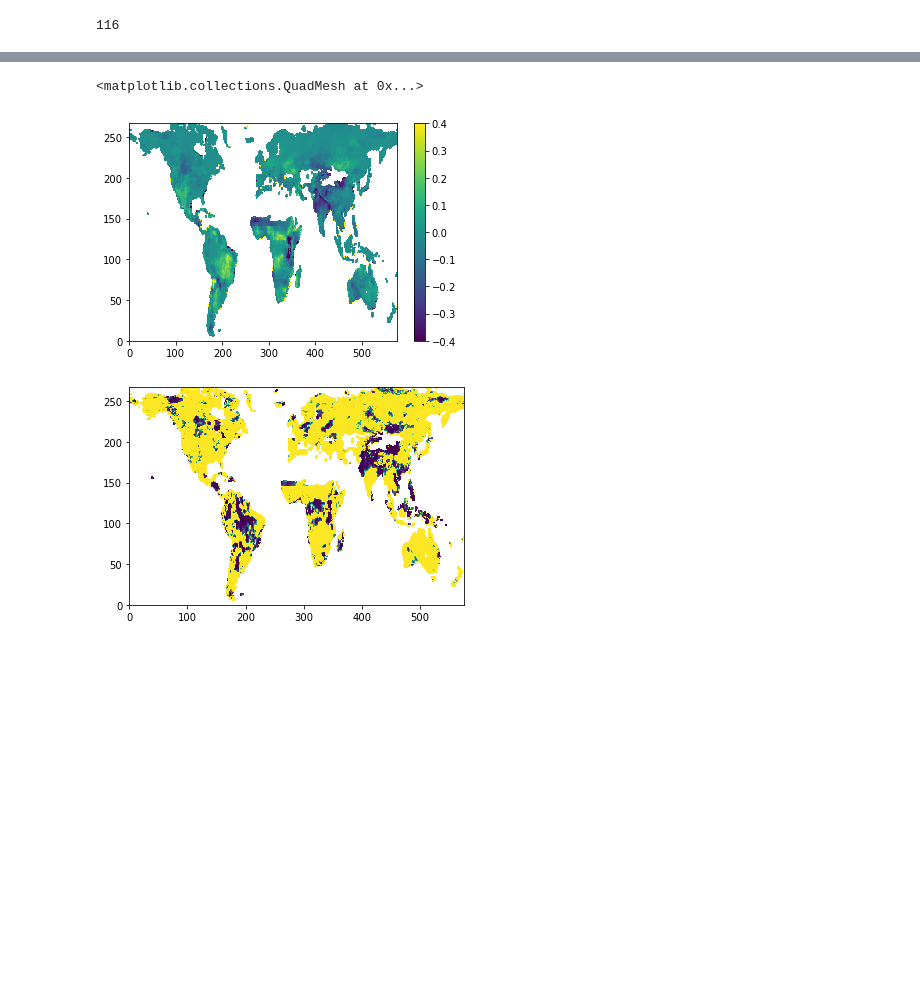
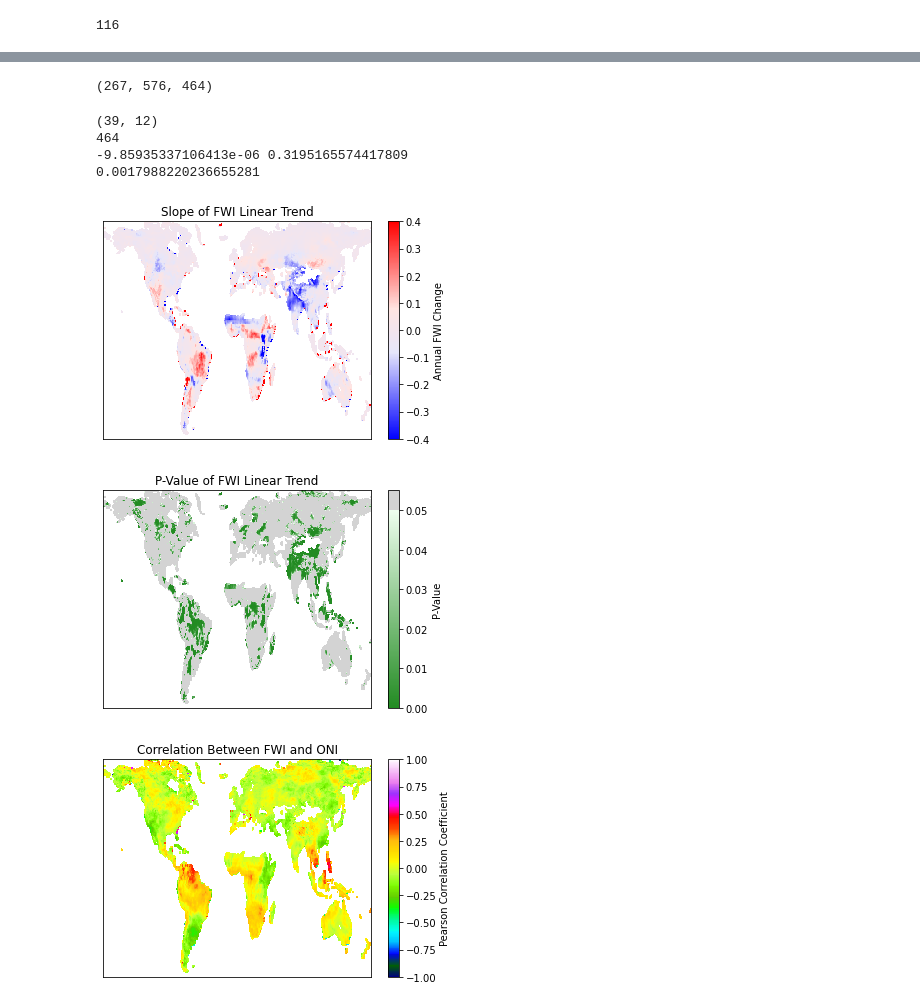
Before and after one commit to patrick-naylor/Global-FWI-ONI-Relationship, a Jupyter notebook: Patrick_Naylor_ONI_FWI_Analysis.ipynb, the cells around one changed output, grey strips where cells are left out. Saved outputs shown, nothing was run; the diff lists cells and outputs as text; code cells hidden in the pictures; blank space fills up the shorter version.

```diff
--- a/Patrick_Naylor_ONI_FWI_Analysis.ipynb
+++ b/Patrick_Naylor_ONI_FWI_Analysis.ipynb
@@ -120,0 +102,11 @@ ONI_detrend = ONI - o_trend_slope*year_from_start
+# %%
+def three_month_avg(dataset, index):
+    temp_array = np.empty([267,576])
+    for i in range(267):
+        for j in range(576):
+            temp_array[i,j] =np.nanmean(np.array([dataset[i,j,index], dataset[i,j,index+1], dataset[i,j,index+2]]))
+    return(temp_array)
+three_month_list = []
+for i in range(464):
+    three_month_list.append(three_month_avg(fwi_re_season, i))
+    print(str((i/464)*100)+'%')
@@ -121,3 +120,21 @@ ONI_detrend = ONI - o_trend_slope*year_from_start
+# %%
+print(np.shape(fwi_re_season))
+# %% [output]
+(267, 576, 464)
+# %%
+oni_raw = np.genfromtxt('oni.csv', delimiter=',')
+#print(np.shape(oni_raw))
+oni_list = []
+for i in range(39):
+    for j in range(12):
+        oni_list.append(oni_raw[i,j])
+ONI = np.array(oni_list[:464])
+#print(len(ONI))
+# %% [output]
+(39, 12)
+464
+-9.85935337106413e-06 0.3195165574417809
+0.0017988220236655281
 # %%
 forest_cover = np.genfromtxt('deforestation.csv', delimiter = ',')
 forest_cover_array = forest_cover[0]
@@ -158,17 +161,29 @@ for i in range(267):
-# %%
-plt.figure(1)
-plt.pcolormesh(t_trend_slope*365.25, vmin=-0.4, vmax=0.4)
-plt.colorbar()
-plt.figure(2)
-plt.pcolormesh(t_trend_pvalue, vmin=0, vmax=0.05)
-plt.colorbar()
-plt.figure(3)
-plt.pcolormesh(coef_ONI, vmin=-1, vmax=1)
-plt.colorbar()
-#plt.figure(4)
-#plt.pcolormesh(coef_deforestation, vmin=-1, vmax=1)
-#plt.colorbar()
-# %% [output]
-<matplotlib.collections.QuadMesh at 0x...>
-[figure, removed]
-[figure, removed]
+# %%
+plt.figure(1)
+colors1 = ['blue', 'lavender','mistyrose', 'red']
+nodes1 = [0.0, 0.4, 0.6, 1.0]
+cmap1 = LinearSegmentedColormap.from_list('mycmap', list(zip(nodes1,colors1)))
+plt.pcolormesh(t_trend_slope*365.25,cmap = cmap1, vmin=-0.4, vmax=0.4)
+plt.colorbar(label = 'Annual FWI Change')
+plt.title('Slope of FWI Linear Trend')
+plt.tick_params(axis='both', which='both', bottom=False, top=False, labelbottom=False, right=False, left=False, labelleft=False)
+plt.figure(2)
+colors2 = ['forestgreen', 'honeydew','lightgrey', 'lightgrey']
+nodes2 = [0.0,11/12, 11/12, 1.0]
+cmap2 = LinearSegmentedColormap.from_list('mycmap', list(zip(nodes2,colors2)))
+plt.pcolormesh(t_trend_pvalue, cmap = cmap2, vmin=0, vmax=0.055)
+plt.colorbar(label = 'P-Value')
+plt.title('P-Value of FWI Linear Trend')
+plt.tick_params(axis='both', which='both', bottom=False, top=False, labelbottom=False, right=False, left=False, labelleft=False)
+plt.figure(3)
+plt.pcolormesh(coef_ONI, vmin=-1, vmax=1, cmap = 'gist_ncar')
+plt.colorbar(label = 'Pearson Correlation Coefficient')
+plt.title('Correlation Between FWI and ONI')
+plt.tick_params(axis='both', which='both', bottom=False, top=False, labelbottom=False, right=False, left=False, labelleft=False)
+#plt.figure(4)
+#plt.pcolormesh(coef_deforestation, vmin=-1, vmax=1)
+#plt.colorbar()
+# %% [output]
+[figure, added]
+[figure, added]
+[figure, added]
```
Also changed, not shown: parts of 5 cells of this notebook.
